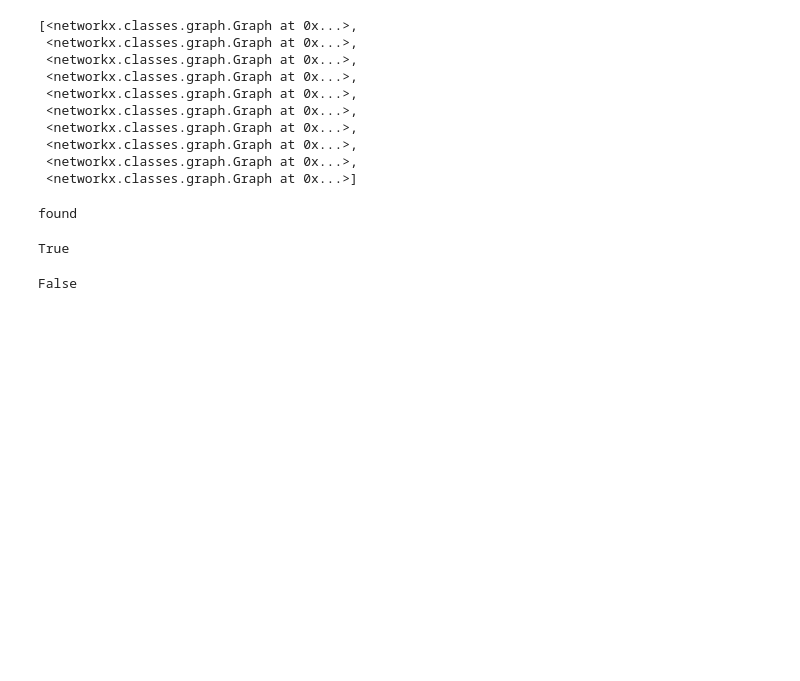
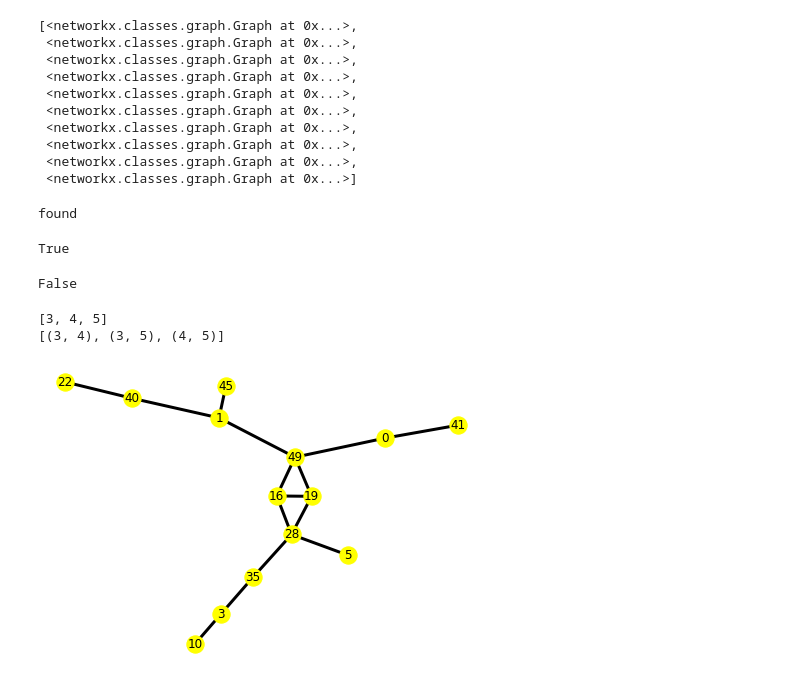
Before and after one commit to chang2000/openGraphMatching, a Jupyter notebook: ogm/reviewed.ipynb, the cells around one changed output. Cells and saved outputs as stored; diff of their text form; code cells hidden in the pictures; blank space fills up the shorter version.

```diff
--- a/ogm/reviewed.ipynb
+++ b/ogm/reviewed.ipynb
@@ -112,0 +110,17 @@ False
+# %%
+"""Read Large Graph"""
+
+
+""" Generate Connected Query """
+
+# 1. Random - Check
+import random
+
+def brute_random_subgraph_generation(num_sub_nodes, G):
+    node_list = G.nodes
+    found = False
+    while not found:
+        sub_nodes = random.sample(node_list, num_sub_nodes)
+        if nx.is_connected(G.subgraph(sub_nodes)):
+            found = True # To be discussed
+    return G.subgraph(sub_nodes)
@@ -112,0 +129,12 @@ False
+# %%
+print(simple_G_sub.nodes)
+print(simple_G_sub.edges)
+# %% [output]
+[3, 4, 5]
+[(3, 4), (3, 5), (4, 5)]
+# %%
+big_sub = brute_random_subgraph_generation(14, G1)
+# %%
+draw_graph(big_sub)
+# %% [output]
+[figure, added]
```
Also changed, not shown: parts of 20 cells of this notebook, 3 other files.
